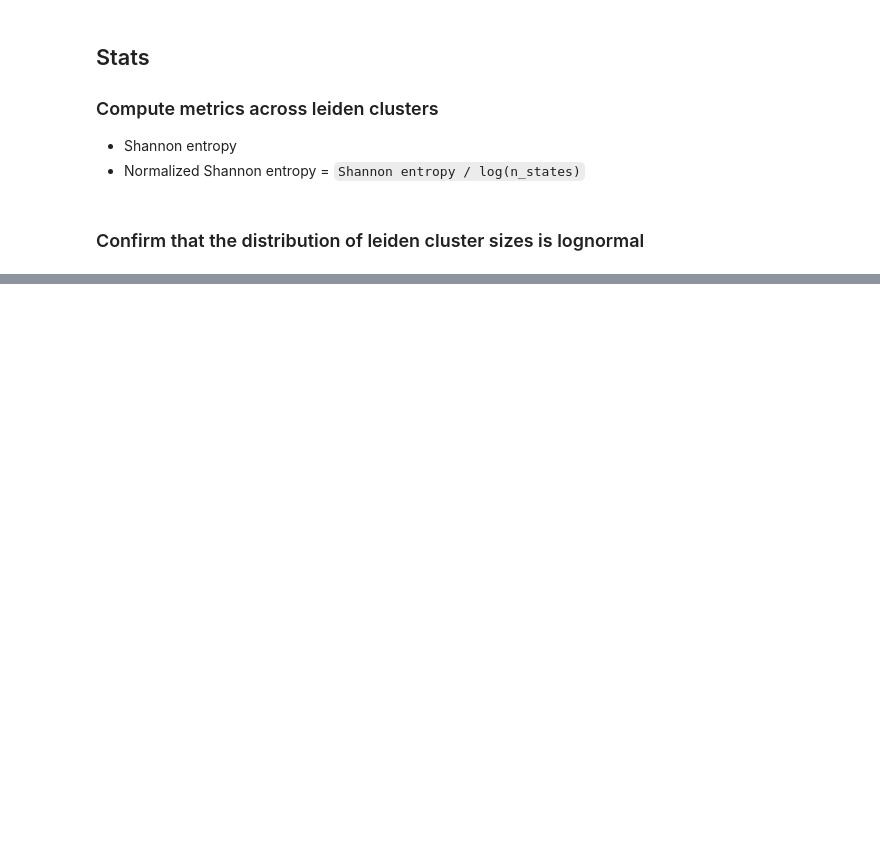
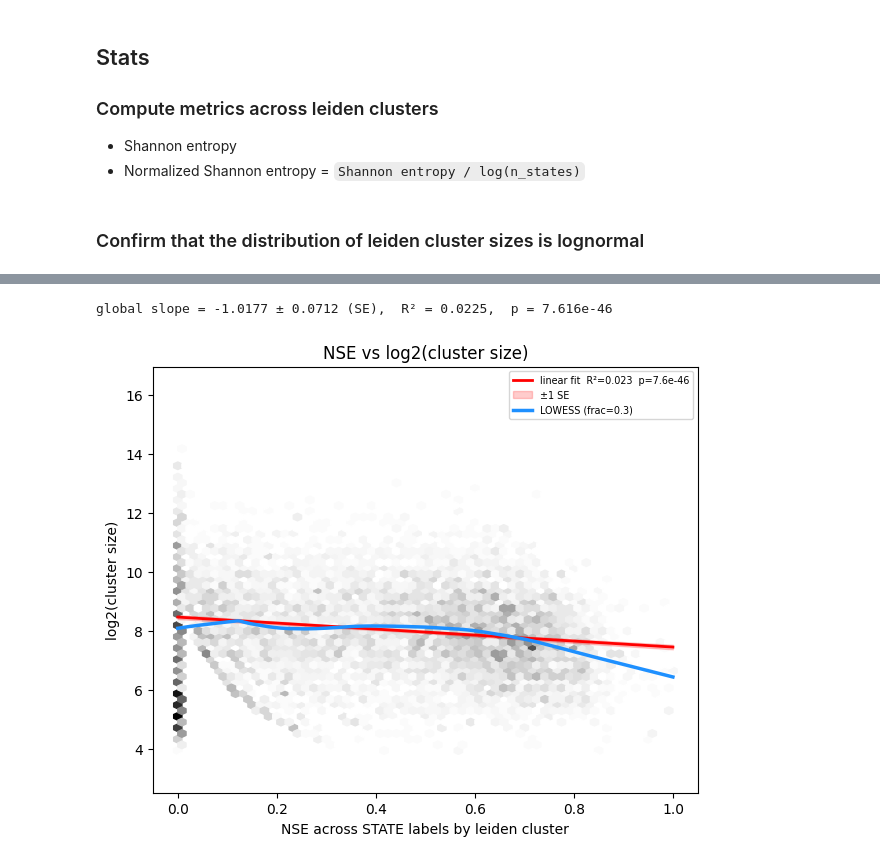
Before and after one commit to otodreas/scBaseCount_Pipeline, a Jupyter notebook: notebooks/cluster_stats.ipynb, the cells around one changed output, grey strips where cells are left out. Drawn from its saved outputs; the diff is of its cells as text; code cells hidden in the pictures; blank space fills up the shorter version.

```diff
--- a/notebooks/cluster_stats.ipynb
+++ b/notebooks/cluster_stats.ipynb
@@ -203,0 +197,36 @@ one-way ANOVA: F = 86.9330,  p = 1.956e-55
+# %%
+from statsmodels.nonparametric.smoothers_lowess import lowess
+
+paired = xr.Dataset({
+    "nse": ds.nse_leiden,
+    "n_cells": ds.n_cells_leiden,
+}).stack(point=("accession", "leiden_cluster")).dropna(dim="point")
+
+x = paired["nse"].values
+y = np.log2(paired["n_cells"].values.astype(float))
+
+fig, ax = plt.subplots(1, 1, figsize=(6, 5), layout="constrained")
+
+ax.hexbin(x, y, gridsize=60, cmap="Greys", mincnt=1)
+
+regressor = stats.linregress(x=x, y=y)
+xx = np.linspace(x.min(), x.max(), 300)
+yy = regressor.intercept + regressor.slope * xx
+se_band = regressor.intercept_stderr + regressor.stderr * np.abs(xx - x.mean())
+ax.plot(xx, yy, color="red", lw=2,
+        label=f"linear fit  R²={regressor.rvalue**2:.3f}  p={regressor.pvalue:.1e}")
+ax.fill_between(xx, yy - se_band, yy + se_band, color="red", alpha=0.2, label="±1 SE")
+
+smooth = lowess(y, x, frac=0.3, return_sorted=True)
+ax.plot(smooth[:, 0], smooth[:, 1], color="dodgerblue", lw=2.5, label="LOWESS (frac=0.3)")
+
+ax.set_xlabel("NSE across STATE labels by leiden cluster")
+ax.set_ylabel("log2(cluster size)")
+ax.set_title("NSE vs log2(cluster size)")
+ax.legend(fontsize="x-small", loc="upper right")
+
+print(f"global slope = {regressor.slope:.4f} ± {regressor.stderr:.4f} (SE),  R² = {regressor.rvalue**2:.4f},  p = {regressor.pvalue:.3e}")
+plt.show()
+# %% [output]
+global slope = -1.0177 ± 0.0712 (SE),  R² = 0.0225,  p = 7.616e-46
+[figure, added]
```
Also changed, not shown: parts of 14 cells of this notebook.
